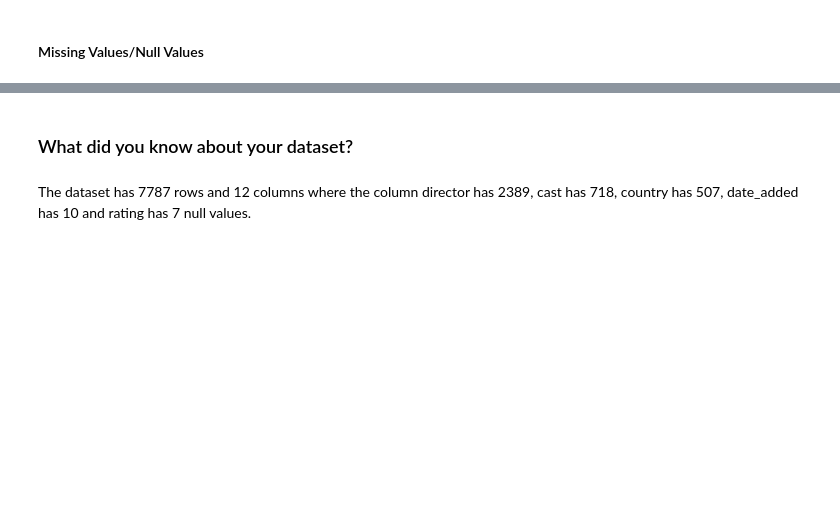
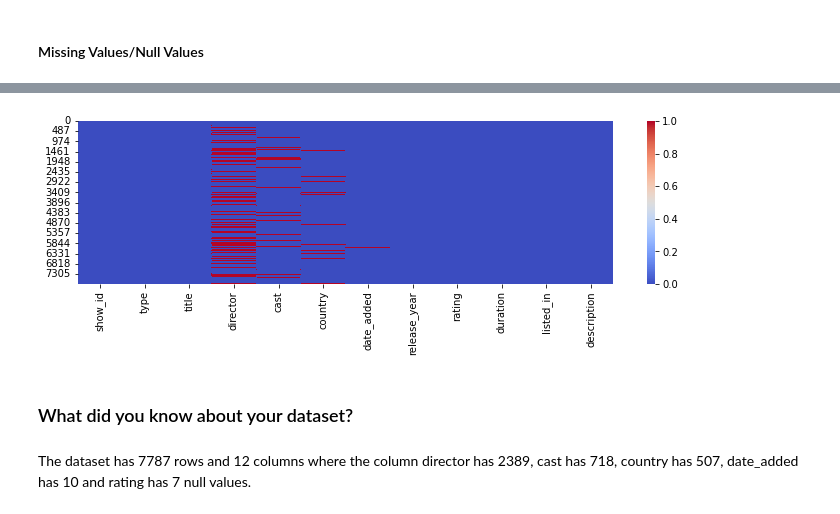
Before and after one commit to mdismailquraishicse/capstone_project_4_netflix_clustering, a Jupyter notebook: netflix_clustering.ipynb, the cells around one changed output, grey strips where cells are left out. Cells and saved outputs as stored; diff of their text form; code cells hidden in the pictures; blank space fills up the shorter version.

```diff
--- a/netflix_clustering.ipynb
+++ b/netflix_clustering.ipynb
@@ -179,3 +183,9 @@ plt.show()
+# %%
+# Heatmap
+sns.heatmap(netflix_df.isna(),cmap='coolwarm')
+plt.show()
+# %% [output]
+[figure, added]
 # %% [markdown]
 ### What did you know about your dataset?
 # %% [markdown]
```
Also changed, not shown: parts of 106 cells of this notebook.
